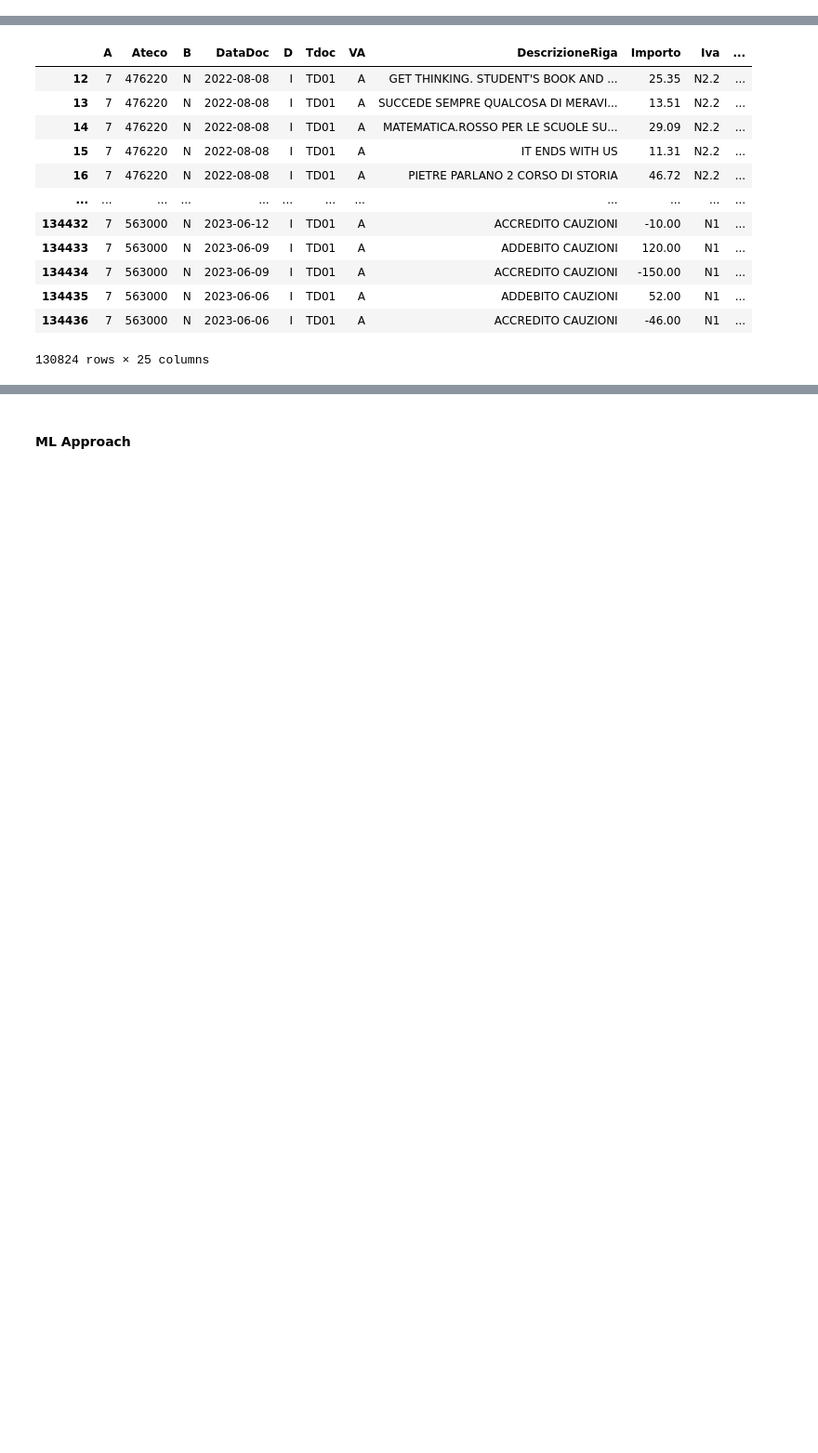
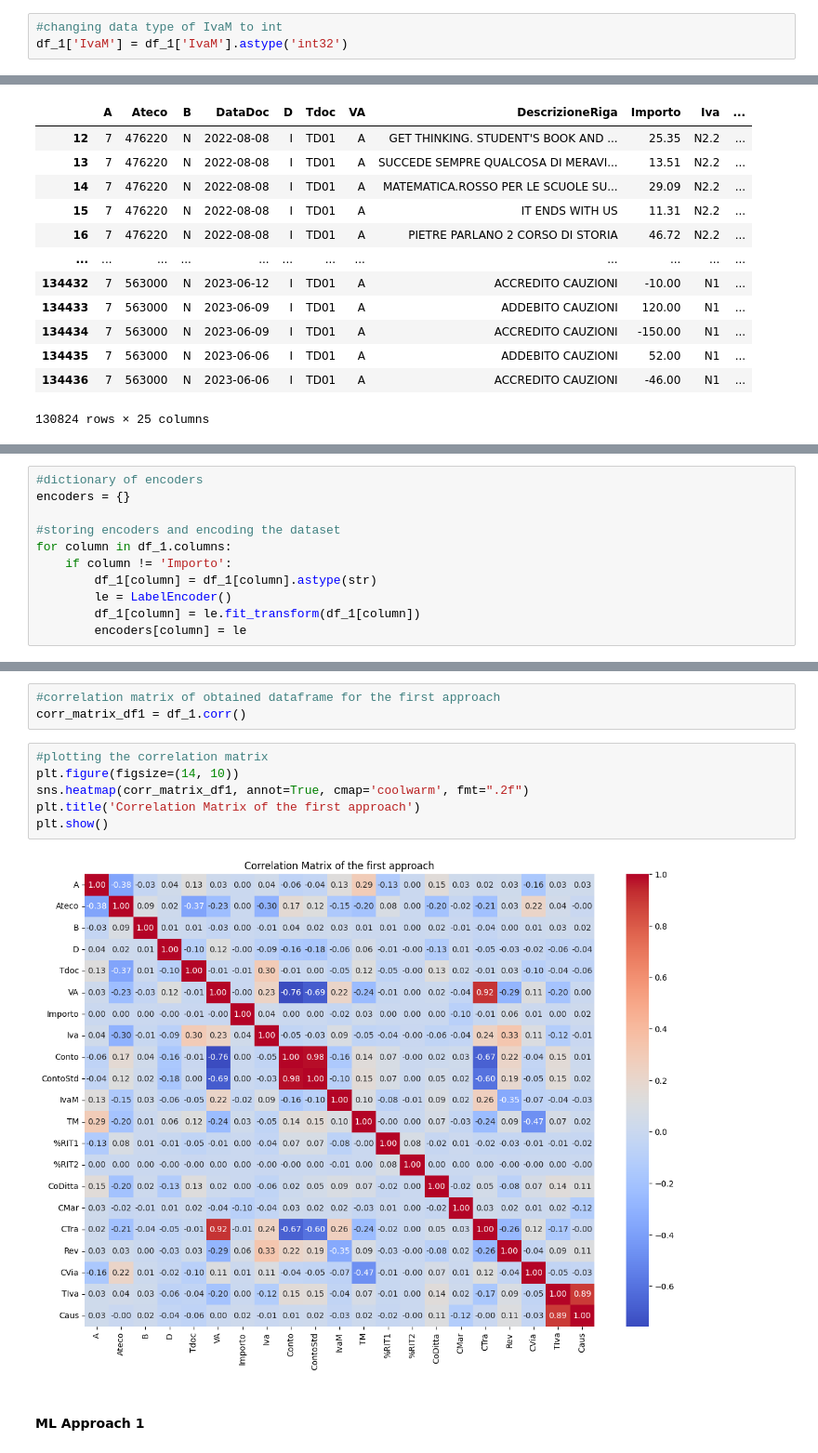
Before and after one commit to omartemirgali/Machine_Learning_Project_2024, a Jupyter notebook: ml_project_final.ipynb, the cells around one changed output, grey strips where cells are left out. Shown at 93% size. Drawn from its saved outputs; the diff is of its cells as text; blank space fills up the shorter version.

```diff
--- a/ml_project_final.ipynb
+++ b/ml_project_final.ipynb
@@ -243,0 +375,3 @@ dtype: int64
+# %%
+#changing data type of IvaM to int
+df_1['IvaM'] = df_1['IvaM'].astype('int32')
@@ -281,0 +438,11 @@ memory usage: 22.0+ MB
+# %%
+#dictionary of encoders
+encoders = {}
+
+#storing encoders and encoding the dataset
+for column in df_1.columns:
+    if column != 'Importo':
+        df_1[column] = df_1[column].astype(str)
+        le = LabelEncoder()
+        df_1[column] = le.fit_transform(df_1[column])
+        encoders[column] = le
@@ -282,4 +465,13 @@ memory usage: 22.0+ MB
+# %%
+#correlation matrix of obtained dataframe for the first approach
+corr_matrix_df1 = df_1.corr()
+# %%
+#plotting the correlation matrix
+plt.figure(figsize=(14, 10))
+sns.heatmap(corr_matrix_df1, annot=True, cmap='coolwarm', fmt=".2f")
+plt.title('Correlation Matrix of the first approach')
+plt.show()
+# %% [output]
+[figure, added]
 # %% [markdown]
-#### ML Approach
+#### ML Approach 1
-# %% [markdown]
-###
```
Also changed, not shown: parts of 112 cells of this notebook.
